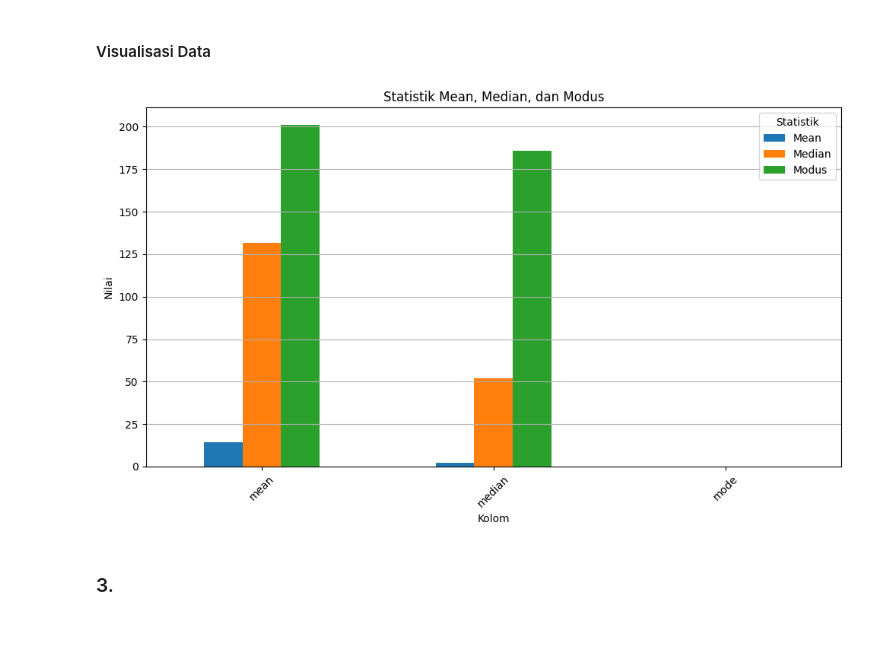
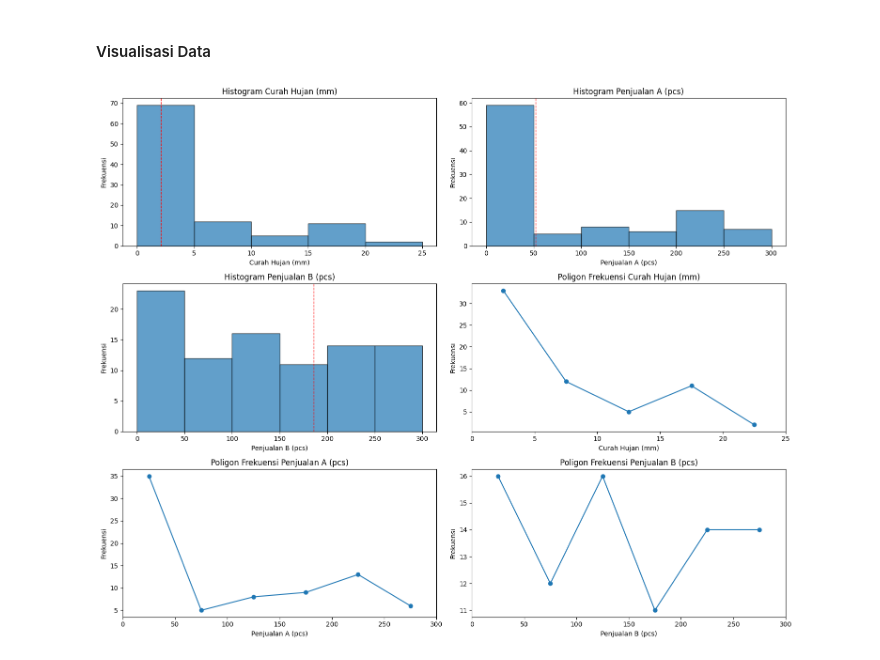
Before and after one commit to Trenttzzz/Tugas-Statprob, a Jupyter notebook: main.ipynb, the cells around one changed output. Drawn from its saved outputs; the diff is of its cells as text; code cells hidden in the pictures; blank space fills up the shorter version.

```diff
--- a/main.ipynb
+++ b/main.ipynb
@@ -61,19 +62,55 @@ mode            0.000000           0.000000           0.000000
 # %% [markdown]
 #### Visualisasi Data
-# %%
-# Visualisasi
-df_results.plot(kind='bar', figsize=(10, 6))
-plt.title('Statistik Mean, Median, dan Modus')
-plt.xlabel('Kolom')
-plt.ylabel('Nilai')
-plt.xticks(rotation=45)
-plt.legend(title='Statistik', labels=['Mean', 'Median', 'Modus'])
-plt.grid(axis='y')
-
-# Tampilkan visualisasi
-plt.tight_layout()  # Agar layout lebih rapi
-plt.show()
-# %% [output]
-[figure, removed]
-# %% [markdown]
-### 3.
+# %%
+# Fungsi untuk membuat tabel distribusi frekuensi
+def frequency_distribution(column, bins):
+    freq_table = pd.cut(column, bins=bins, right=True).value_counts().sort_index()
+    return freq_table
+
+# Mengatur ukuran plot
+plt.figure(figsize=(15, 12))
+
+# Mendefinisikan bin interval untuk histogram
+bins_hujan = [0, 5, 10, 15, 20, 25]  # Untuk Curah Hujan
+bins_penjualan = [0, 50, 100, 150, 200, 250, 300]  # Untuk Penjualan A dan B
+
+# Mengulangi untuk setiap kolom, kecuali 'Tanggal'
+for i, column in enumerate(data.columns[1:], start=1):  # Mulai dari index 1 untuk mengabaikan 'Tanggal'
+    # Menghitung distribusi frekuensi
+    if 'Hujan' in column:
+        frekuensi = frequency_distribution(data[column], bins_hujan)
+        bins = bins_hujan
+    else:
+        frekuensi = frequency_distribution(data[column], bins_penjualan)
+        bins = bins_penjualan
+
+    # Menampilkan Tabel Distribusi Frekuensi
+    # print(f"Tabel Distribusi Frekuensi {column}:")
+    # print(frekuensi)
+    # print()
+
+    # Membuat subplot untuk histogram dan poligon frekuensi
+    plt.subplot(3, 2, i)
+
+    # Histogram
+    plt.hist(data[column], bins=bins, edgecolor='black', alpha=0.7)
+    plt.axvline(data[column].median(), color='red', linestyle='dashed', linewidth=1)
+    plt.title(f'Histogram {column}')
+    plt.xlabel(column)
+    plt.ylabel('Frekuensi')
+    plt.xticks(bins)
+
+    # Poligon Frekuensi
+    plt.subplot(3, 2, i + 3)
+    mid_bins = [(bins[j] + bins[j + 1]) / 2 for j in range(len(bins) - 1)]
+    plt.plot(mid_bins, frekuensi.sort_index(), marker='o', linestyle='-')
+    plt.title(f'Poligon Frekuensi {column}')
+    plt.xlabel(column)
+    plt.ylabel('Frekuensi')
+    plt.xticks(bins)
+
+# Menampilkan semua plot
+plt.tight_layout()
+plt.show()
+# %% [output]
+[figure, added]
```
Also changed, not shown: parts of 15 cells of this notebook.
